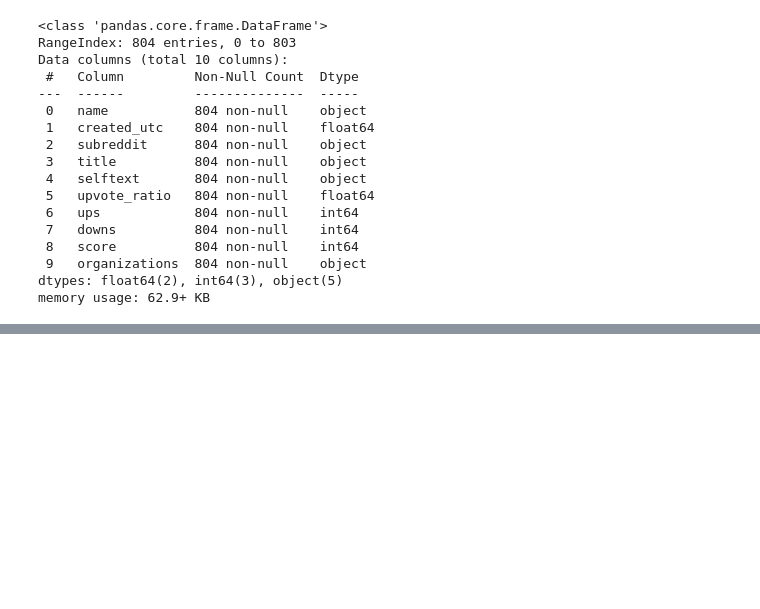
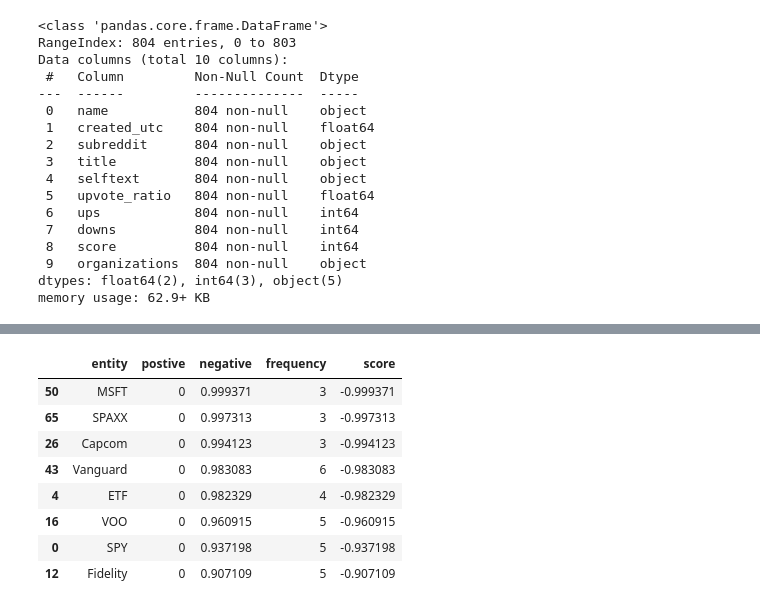
Before and after one commit to Zulaikha1207/Attention-It-s-Transformers---NLP-projects, a Jupyter notebook: Named_Entity_Recognition/intro/NER_with_sentiment.ipynb, the cells around one changed output, grey strips where cells are left out. Saved outputs shown, nothing was run; the diff lists cells and outputs as text; code cells hidden in the pictures; blank space fills up the shorter version.

```diff
--- a/Named_Entity_Recognition/intro/NER_with_sentiment.ipynb
+++ b/Named_Entity_Recognition/intro/NER_with_sentiment.ipynb
@@ -92,0 +168,12 @@ TypeError: 'float' object is not iterable
+# %%
+sentiment_df.sort_values('score').head(10)
+# %% [output]
+|  | entity | postive | negative | frequency | score |
+| 50 | MSFT | 0 | 0.999371 | 3 | -0.999371 |
+| 65 | SPAXX | 0 | 0.997313 | 3 | -0.997313 |
+| 26 | Capcom | 0 | 0.994123 | 3 | -0.994123 |
+| 43 | Vanguard | 0 | 0.983083 | 6 | -0.983083 |
+| 4 | ETF | 0 | 0.982329 | 4 | -0.982329 |
+| 16 | VOO | 0 | 0.960915 | 5 | -0.960915 |
+| 0 | SPY | 0 | 0.937198 | 5 | -0.937198 |
+| 12 | Fidelity | 0 | 0.907109 | 5 | -0.907109 |
```
Also changed, not shown: parts of 13 cells of this notebook.
